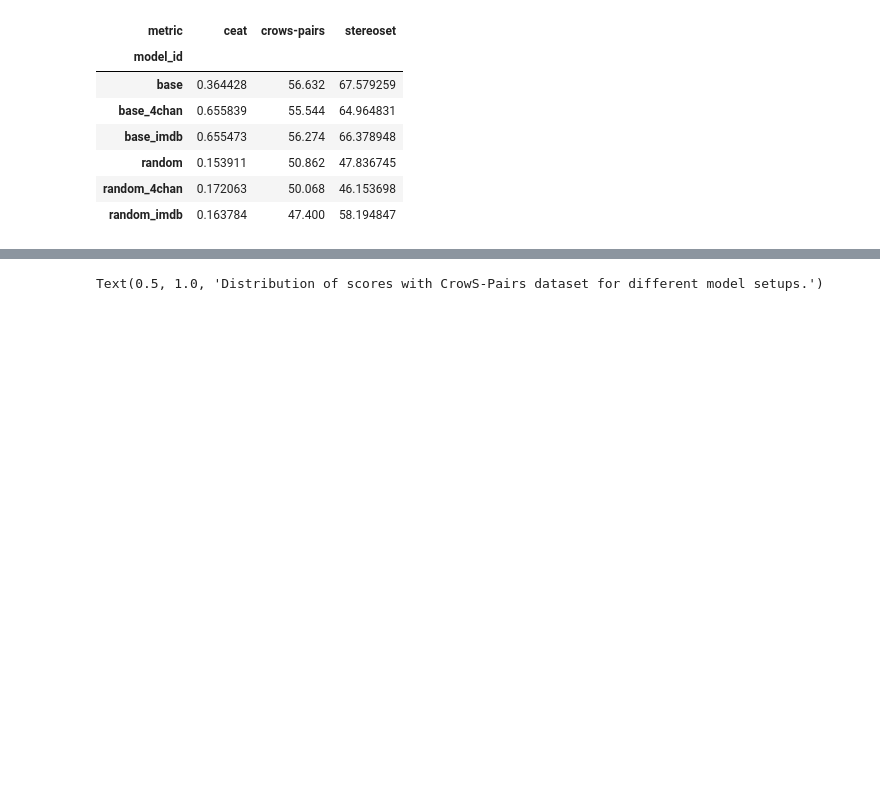
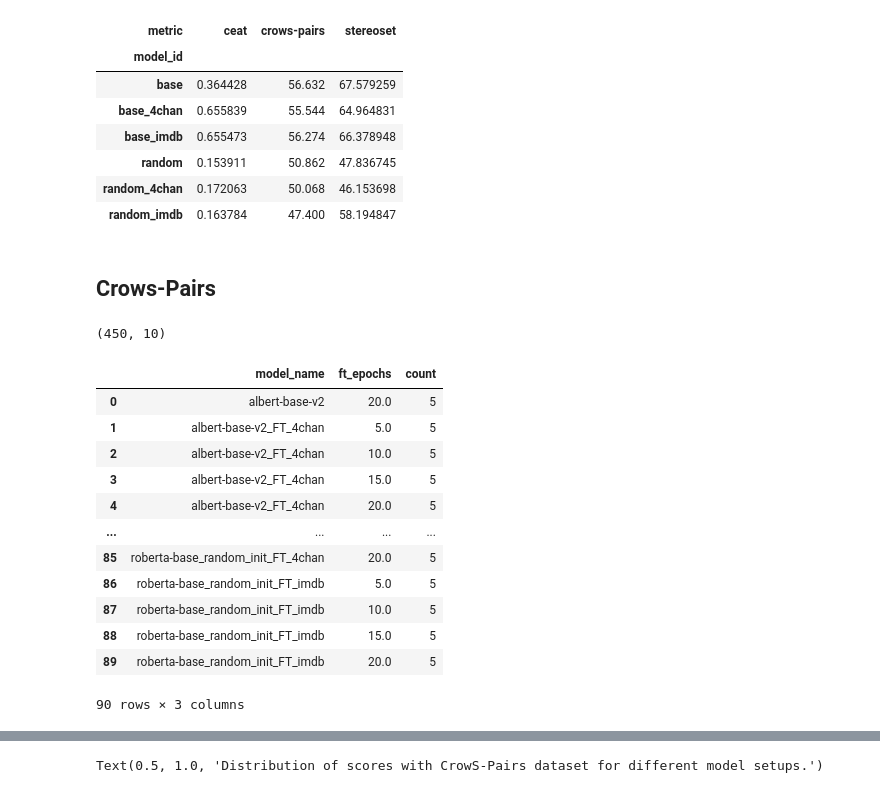
Before and after one commit to WizIshan/TUM_Thesis, a Jupyter notebook: src/viz.ipynb, the cells around one changed output, grey strips where cells are left out. Saved outputs shown, nothing was run; the diff lists cells and outputs as text; code cells hidden in the pictures; blank space fills up the shorter version.

```diff
--- a/src/viz.ipynb
+++ b/src/viz.ipynb
@@ -118,3 +118,10 @@ cons[['metric','score','model_id']].pivot(index='model_id',columns='metric',valu
 | random | 0.153911 | 50.862 | 47.836745 |
 | random_4chan | 0.172063 | 50.068 | 46.153698 |
 | random_imdb | 0.163784 | 47.400 | 58.194847 |
+# %% [markdown]
+## Crows-Pairs
+# %%
+cp = scores['crows-pairs']
+cp.shape
+# %% [output]
+(450, 10)
@@ -120,0 +130,16 @@ cons[['metric','score','model_id']].pivot(index='model_id',columns='metric',valu
+# %%
+cp.groupby(['model_name', 'ft_epochs']).size().reset_index(name='count')
+# %% [output]
+|  | model_name | ft_epochs | count |
+| 0 | albert-base-v2 | 20.0 | 5 |
+| 1 | albert-base-v2_FT_4chan | 5.0 | 5 |
+| 2 | albert-base-v2_FT_4chan | 10.0 | 5 |
+| 3 | albert-base-v2_FT_4chan | 15.0 | 5 |
+| 4 | albert-base-v2_FT_4chan | 20.0 | 5 |
+| ... | ... | ... | ... |
+| 85 | roberta-base_random_init_FT_4chan | 20.0 | 5 |
+| 86 | roberta-base_random_init_FT_imdb | 5.0 | 5 |
+| 87 | roberta-base_random_init_FT_imdb | 10.0 | 5 |
+| 88 | roberta-base_random_init_FT_imdb | 15.0 | 5 |
+| 89 | roberta-base_random_init_FT_imdb | 20.0 | 5 |
+90 rows × 3 columns
```
Also changed, not shown: parts of 9 cells of this notebook.
